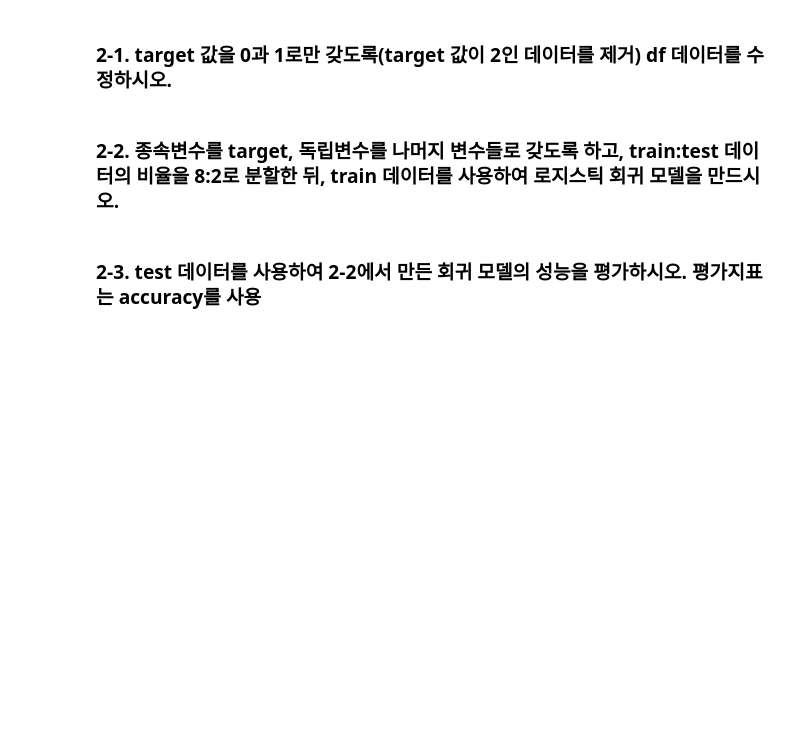
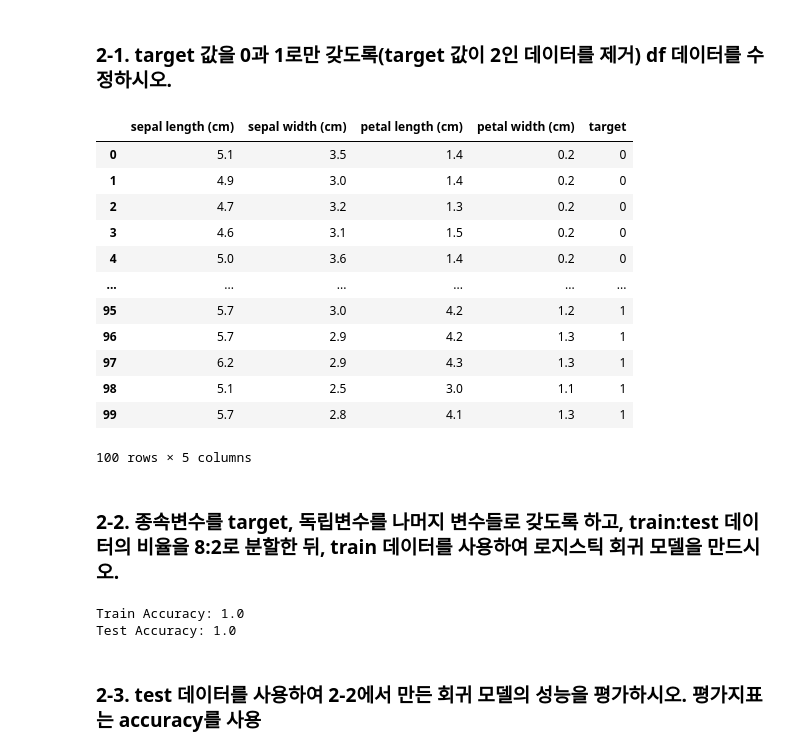
Before and after one commit to brightgu9/brightgu.github.io, a Jupyter notebook: my_note2/수학심화기말고사_202192022_여명구.ipynb, the cells around one changed output. Cells and saved outputs as stored; diff of their text form; code cells hidden in the pictures; blank space fills up the shorter version.

```diff
--- a/my_note2/수학심화기말고사_202192022_여명구.ipynb
+++ b/my_note2/수학심화기말고사_202192022_여명구.ipynb
@@ -42,5 +130,33 @@ df
 150 rows × 5 columns
 # %% [markdown]
 ### 2-1. target 값을 0과 1로만 갖도록(target 값이 2인 데이터를 제거) df 데이터를 수정하시오.
+# %%
+from sklearn.datasets import load_iris
+import pandas as pd
+
+iris = load_iris()
+
+df = pd.DataFrame(data=iris.data, columns=iris.feature_names)
+df['target'] = iris.target
+
+df_filtered = df[df['target'].isin([0, 1])].copy()
+
+df_filtered.reset_index(drop=True, inplace=True)
+
+df_filtered
+# %% [output]
+|  | sepal length (cm) | sepal width (cm) | petal length (cm) | petal width (cm) | target |
+| 0 | 5.1 | 3.5 | 1.4 | 0.2 | 0 |
+| 1 | 4.9 | 3.0 | 1.4 | 0.2 | 0 |
+| 2 | 4.7 | 3.2 | 1.3 | 0.2 | 0 |
+| 3 | 4.6 | 3.1 | 1.5 | 0.2 | 0 |
+| 4 | 5.0 | 3.6 | 1.4 | 0.2 | 0 |
+| ... | ... | ... | ... | ... | ... |
+| 95 | 5.7 | 3.0 | 4.2 | 1.2 | 1 |
+| 96 | 5.7 | 2.9 | 4.2 | 1.3 | 1 |
+| 97 | 6.2 | 2.9 | 4.3 | 1.3 | 1 |
+| 98 | 5.1 | 2.5 | 3.0 | 1.1 | 1 |
+| 99 | 5.7 | 2.8 | 4.1 | 1.3 | 1 |
+100 rows × 5 columns
 # %% [markdown]
 ### 2-2. 종속변수를 target, 독립변수를 나머지 변수들로 갖도록 하고, train:test 데이터의 비율을 8:2로 분할한 뒤, train 데이터를 사용하여 로지스틱 회귀 모델을 만드시오. </b>
@@ -50,2 +163,33 @@ from sklearn.linear_model import LogisticRegression
+# %%
+from sklearn.model_selection import train_test_split
+from sklearn.linear_model import LogisticRegression
+from sklearn.datasets import load_iris
+import pandas as pd
+
+iris = load_iris()
+
+df = pd.DataFrame(data=iris.data, columns=iris.feature_names)
+df['target'] = iris.target
+
+df_filtered = df[df['target'].isin([0, 1])].copy()
+
+df_filtered.reset_index(drop=True, inplace=True)
+
+X = df_filtered.drop(columns=['target'])
+y = df_filtered['target']
+
+X_train, X_test, y_train, y_test = train_test_split(X, y, test_size=0.2, random_state=42)
+
+log_reg_model = LogisticRegression()
+log_reg_model.fit(X_train, y_train)
+
+train_accuracy = log_reg_model.score(X_train, y_train)
+test_accuracy = log_reg_model.score(X_test, y_test)
+
+print("Train Accuracy:", train_accuracy)
+print("Test Accuracy:", test_accuracy)
+# %% [output]
+Train Accuracy: 1.0
+Test Accuracy: 1.0
 # %% [markdown]
 ### 2-3. test 데이터를 사용하여 2-2에서 만든 회귀 모델의 성능을 평가하시오. 평가지표는 accuracy를 사용 </b>
```
Also changed, not shown: parts of 18 cells of this notebook.
